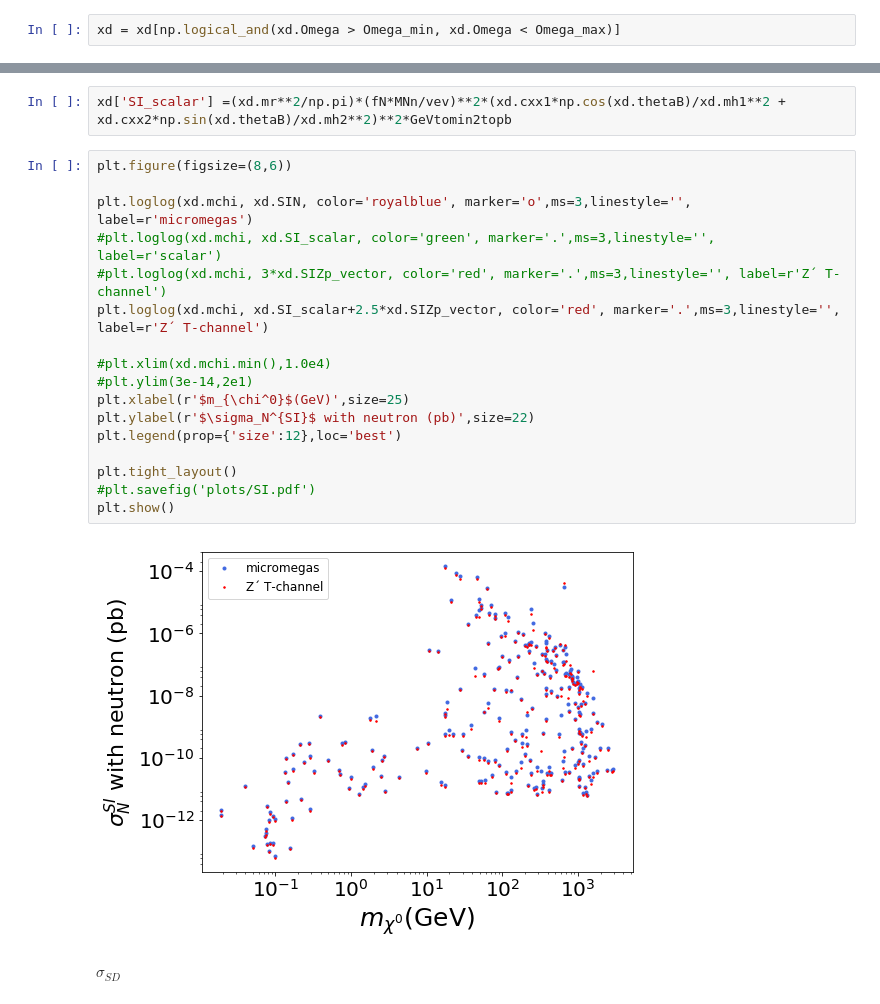
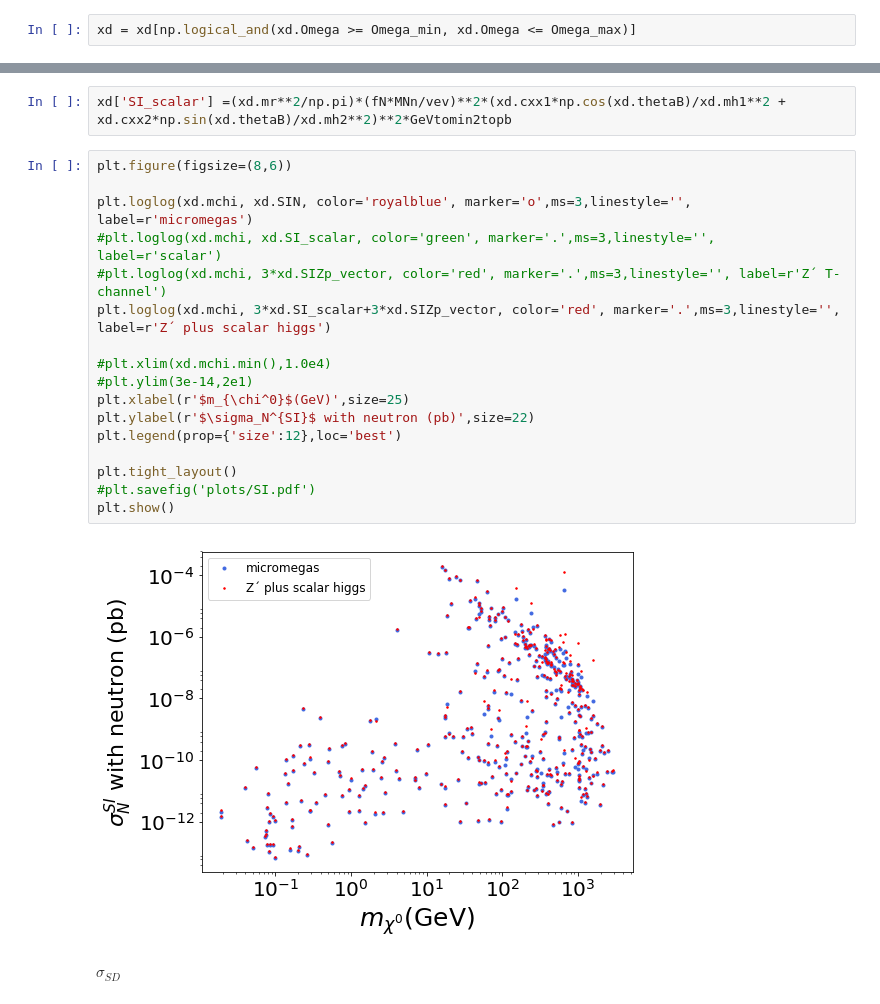
Before and after one commit to anferivera/DarkBariogenesis, a Jupyter notebook: U1B_model-random-scan-DM.ipynb, the cells around one changed output, grey strips where cells are left out. Cells and saved outputs as stored; diff of their text form.

```diff
--- a/U1B_model-random-scan-DM.ipynb
+++ b/U1B_model-random-scan-DM.ipynb
@@ -46,7 +46,7 @@ print( Omega_min, Omega,Omega_max)
 # %% [output]
 0.108 0.12 0.132
 # %%
-xd = xd[np.logical_and(xd.Omega > Omega_min, xd.Omega < Omega_max)]
+xd = xd[np.logical_and(xd.Omega >= Omega_min, xd.Omega <= Omega_max)]
 # %%
 xd.shape
 # %% [output]
@@ -391,22 +400,22 @@ xd['SI_scalar'] =(xd.mr**2/np.pi)*(fN*MNn/vev)**2*(xd.cxx1*np.cos(xd.thetaB)/xd.
 # %%
 plt.figure(figsize=(8,6))
 
 plt.loglog(xd.mchi, xd.SIN, color='royalblue', marker='o',ms=3,linestyle='', label=r'micromegas')
 #plt.loglog(xd.mchi, xd.SI_scalar, color='green', marker='.',ms=3,linestyle='', label=r'scalar')
 #plt.loglog(xd.mchi, 3*xd.SIZp_vector, color='red', marker='.',ms=3,linestyle='', label=r'Z´ T-channel')
-plt.loglog(xd.mchi, xd.SI_scalar+2.5*xd.SIZp_vector, color='red', marker='.',ms=3,linestyle='', label=r'Z´ T-channel')
+plt.loglog(xd.mchi, 3*xd.SI_scalar+3*xd.SIZp_vector, color='red', marker='.',ms=3,linestyle='', label=r'Z´ plus scalar higgs')
 
 #plt.xlim(xd.mchi.min(),1.0e4)
 #plt.ylim(3e-14,2e1)
 plt.xlabel(r'$m_{\chi^0}$(GeV)',size=25)
 plt.ylabel(r'$\sigma_N^{SI}$ with neutron (pb)',size=22)
 plt.legend(prop={'size':12},loc='best')
 
 plt.tight_layout()
 #plt.savefig('plots/SI.pdf')
 plt.show()
 # %% [output]
-[figure, old version]
+[figure, new version]
 # %% [markdown]
 $\sigma_{SD}$
 # %%
```
Also changed, not shown: parts of 30 cells of this notebook, 16 other files.
